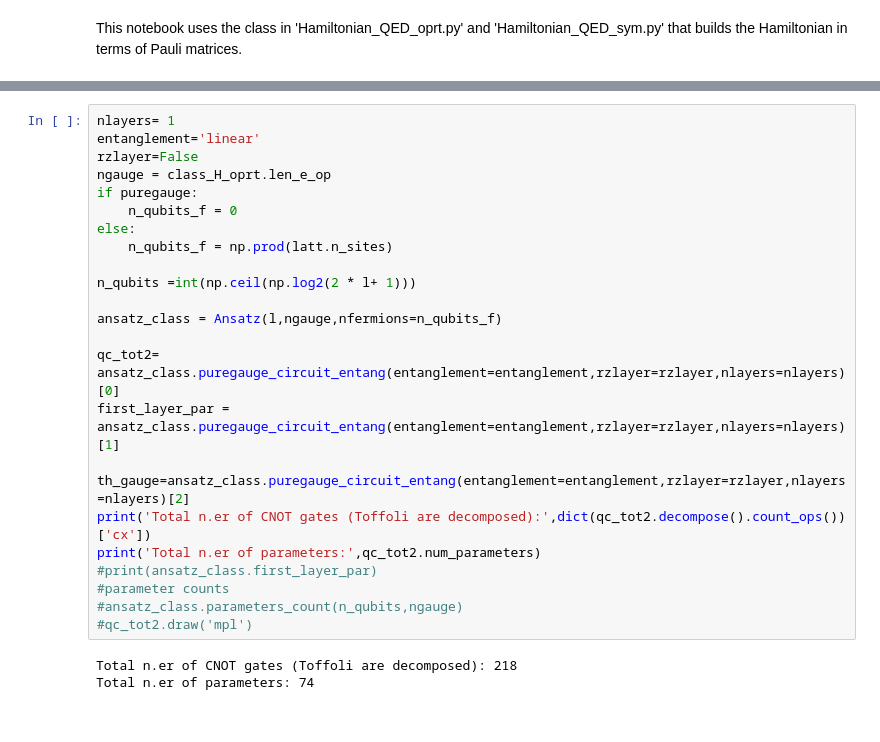
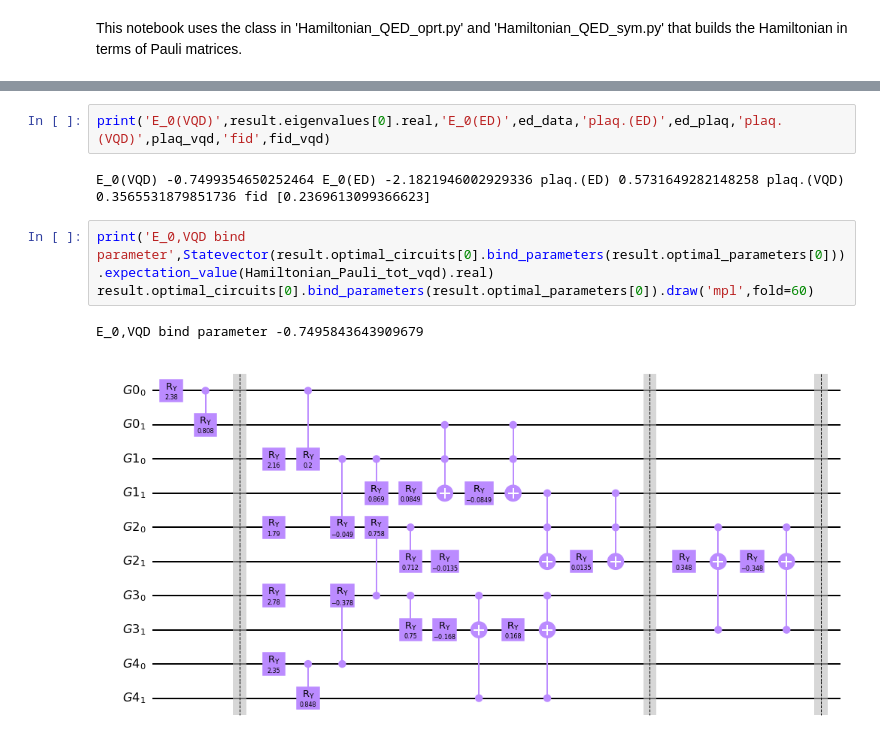
Before and after one commit to ariannacrippa/QC_lattice_H, a Jupyter notebook: notebooks/Qedma/qedma_test.ipynb, the cells around one changed output, grey strips where cells are left out. Saved outputs shown, nothing was run; the diff lists cells and outputs as text.

Commit message:
added results for 2x2 system with two entanglement structure

```diff
--- a/notebooks/Qedma/qedma_test.ipynb
+++ b/notebooks/Qedma/qedma_test.ipynb
@@ -96,27 +124,10 @@ Hamiltonian_Pauli_tot_vqd = class_H_oprt.get_hamiltonian(g_var=g, m_var=m, omega
-# %%
-nlayers= 1
-entanglement='linear'
-rzlayer=False
-ngauge = class_H_oprt.len_e_op
-if puregauge:
-    n_qubits_f = 0
-else:
-    n_qubits_f = np.prod(latt.n_sites)
-
-n_qubits =int(np.ceil(np.log2(2 * l+ 1)))
-
-ansatz_class = Ansatz(l,ngauge,nfermions=n_qubits_f)
-
-qc_tot2= ansatz_class.puregauge_circuit_entang(entanglement=entanglement,rzlayer=rzlayer,nlayers=nlayers)[0]
-first_layer_par = ansatz_class.puregauge_circuit_entang(entanglement=entanglement,rzlayer=rzlayer,nlayers=nlayers)[1]
-
-th_gauge=ansatz_class.puregauge_circuit_entang(entanglement=entanglement,rzlayer=rzlayer,nlayers=nlayers)[2]
-print('Total n.er of CNOT gates (Toffoli are decomposed):',dict(qc_tot2.decompose().count_ops())['cx'])
-print('Total n.er of parameters:',qc_tot2.num_parameters)
-#print(ansatz_class.first_layer_par)
-#parameter counts
-#ansatz_class.parameters_count(n_qubits,ngauge)
-#qc_tot2.draw('mpl')
-# %% [output]
-Total n.er of CNOT gates (Toffoli are decomposed): 218
-Total n.er of parameters: 74
+# %%
+print('E_0(VQD)',result.eigenvalues[0].real,'E_0(ED)',ed_data,'plaq.(ED)',ed_plaq,'plaq.(VQD)',plaq_vqd,'fid',fid_vqd)
+# %% [output]
+E_0(VQD) -0.7499354650252464 E_0(ED) -2.1821946002929336 plaq.(ED) 0.5731649282148258 plaq.(VQD) 0.3565531879851736 fid [0.2369613099366623]
+# %%
+print('E_0,VQD bind parameter',Statevector(result.optimal_circuits[0].bind_parameters(result.optimal_parameters[0])).expectation_value(Hamiltonian_Pauli_tot_vqd).real)
+result.optimal_circuits[0].bind_parameters(result.optimal_parameters[0]).draw('mpl',fold=60)
+# %% [output]
+E_0,VQD bind parameter -0.7495843643909679
+[figure, added]
```
Also changed, not shown: parts of 16 cells of this notebook, 2 other files.
